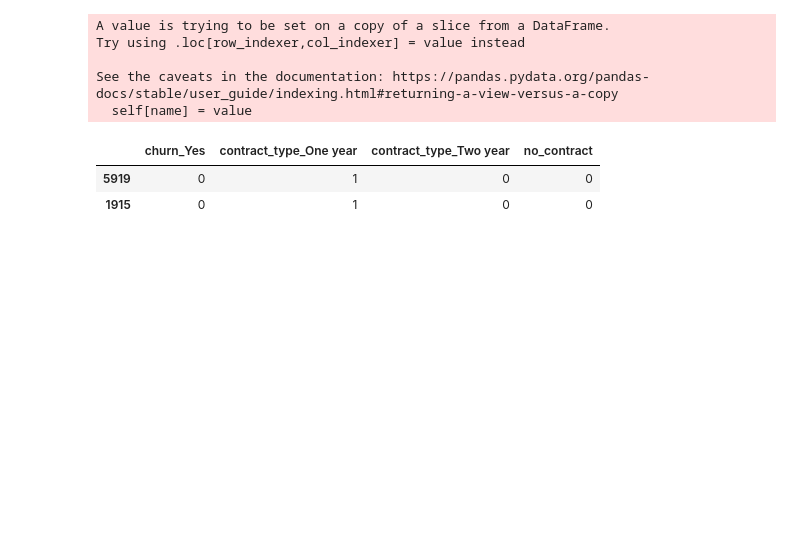
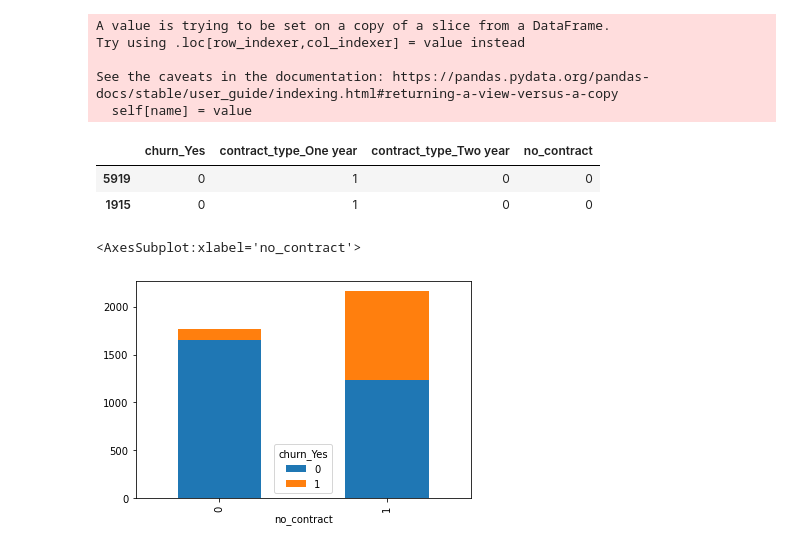
Before and after one commit to watermanbrandyn/classification_project, a Jupyter notebook: classification_workbook.ipynb, the cells around one changed output. Drawn from its saved outputs; the diff is of its cells as text; code cells hidden in the pictures; blank space fills up the shorter version.

```diff
--- a/classification_workbook.ipynb
+++ b/classification_workbook.ipynb
@@ -545,4 +564,9 @@ train_contract.head(2)
 | 5919 | 0 | 1 | 0 | 0 |
 | 1915 | 0 | 1 | 0 | 0 |
 # %%
-contract_cross = pd.crosstab(, train_contract.churn_Yes)
+contract_cross = pd.crosstab(train_contract.no_contract, train_contract.churn_Yes)
+# %%
+contract_cross.plot(kind='bar', stacked=True)
+# %% [output]
+<AxesSubplot:xlabel='no_contract'>
+[figure, added]
```
Also changed, not shown: parts of 31 cells of this notebook.
